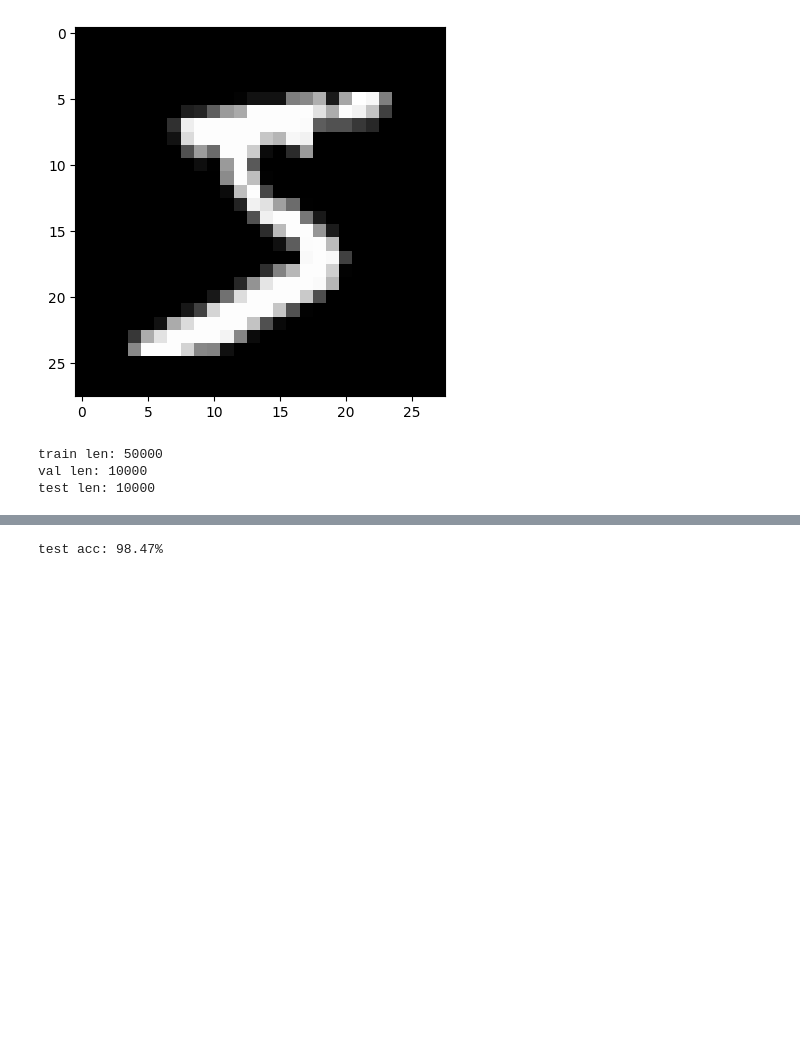
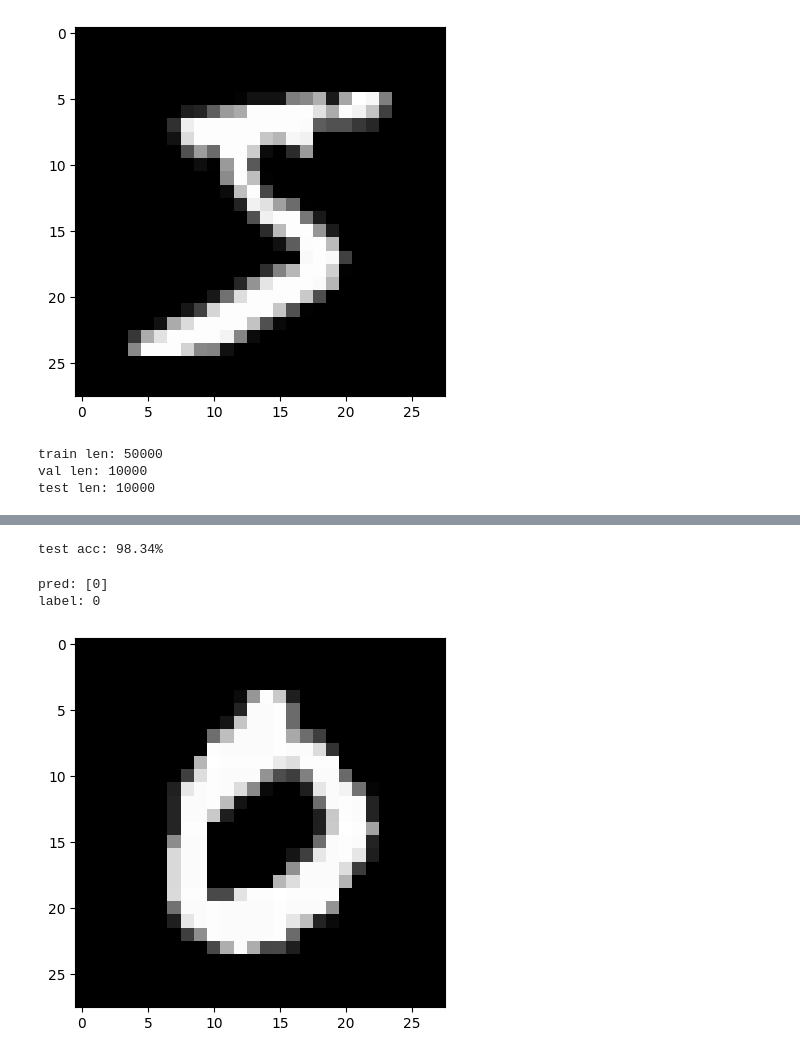
Before and after one commit to ArZaanKap/ML-From-Scratch---Python-Numpy, a Jupyter notebook: mnist_scratch_im2col.ipynb, the cells around one changed output, grey strips where cells are left out. Cells and saved outputs as stored; diff of their text form; code cells hidden in the pictures; blank space fills up the shorter version.

```diff
--- a/mnist_scratch_im2col.ipynb
+++ b/mnist_scratch_im2col.ipynb
@@ -747,7 +747,7 @@ def gradient_descent(model, optimizer, criterion, train_loader, val_loader, num_
         val_acc = val_correct / val_loader.n_samples * 100.0
 
 
-        if epoch % 5 == 0:
+        if epoch % 1 == 0:
             print(f"Epoch: {epoch}  train loss: {avg_train_loss:.4f}    train acc: {train_acc:.2f}%     val loss: {avg_val_loss:.4f}    val acc: {val_acc:.2f}%")
 
 
@@ -790,9 +790,9 @@ model2 = Sequential([
 ])
 
 #optimizer = SGD(model=model, lr=1.5, weight_decay=0.0, momentum=0.9)
-optimizer = AdamW(model=model2, lr=0.01, weight_decay=0)
+optimizer = AdamW(model=model2, lr=0.001, weight_decay=0)
 criterion = SoftmaxCrossEntropyLoss()
 
 # training
-best_params = gradient_descent(model2, optimizer, criterion, train_loader, val_loader, num_iter=21) # get final weights
+best_params = gradient_descent(model2, optimizer, criterion, train_loader, val_loader, num_iter=11) # get final weights
 # %% [output]
@@ -809,29 +817,37 @@ model.load_params(best_params)
 
 correct = 0
 
-for X, y in test_set:
+for X, y in test_loader:
     logits = model(X)
 
     y_hat_test = get_preds(logits)
 
     correct += (y_hat_test==y).sum()
 
-test_acc = correct / test_set.n_samples * 100.0
+test_acc = correct / test_loader.n_samples * 100.0
 
 print(f"test acc: {test_acc:.2f}%")
 # %% [output]
-test acc: 98.47%
+test acc: 98.34%
 # %%
 # visualise
 import matplotlib.pyplot as plt
 
 # X_test  (n_features, n_samples)
 
-idx = 0
-img_data, y = test_loader.dataset[idx]
+idx = 3
+x, y = test_loader.dataset[idx]     # x (1, 28, 28)
 
-logit = model()
+logits = model(x.reshape(1, *x.shape)) # add batch dim
+pred = get_preds(logits)
 
+print(f"pred: {pred}")
+print(f"label: {y}")
 
-plt.imshow(img_data.reshape(28,28), cmap='gray')
+img = x.squeeze(0)
+plt.imshow(img, cmap='gray')
 plt.show()
+# %% [output]
+pred: [0]
+label: 0
+[figure, added]
```
Also changed, not shown: parts of 1 cell of this notebook.
